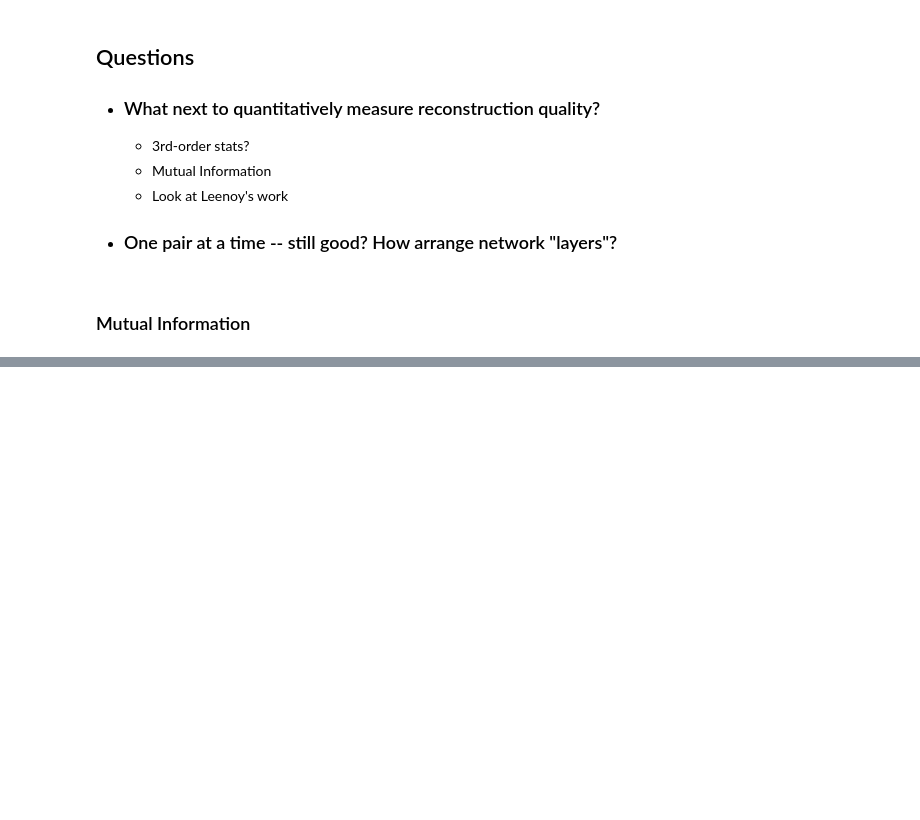
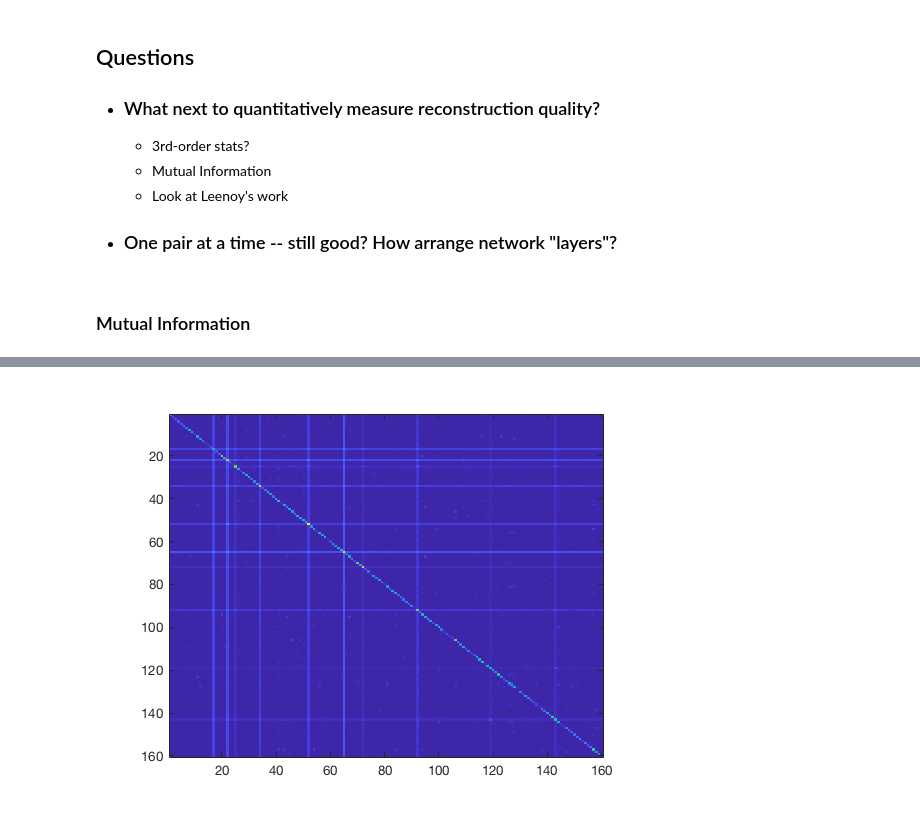
Before and after one commit to jlnatal/CGProj, a Jupyter notebook: CGpipeline_.ipynb, the cells around one changed output, grey strips where cells are left out. Cells and saved outputs as stored; diff of their text form; code cells hidden in the pictures; blank space fills up the shorter version.

```diff
--- a/CGpipeline_.ipynb
+++ b/CGpipeline_.ipynb
@@ -530,0 +651,4 @@ sum(-log2(JPD_compar(:,:,1)).*JPD_compar(:,:,1),2)./4
+# %%
+imagesc(MI_rec)
+# %% [output]
+[figure, added]
```
Also changed, not shown: parts of 26 cells of this notebook.
